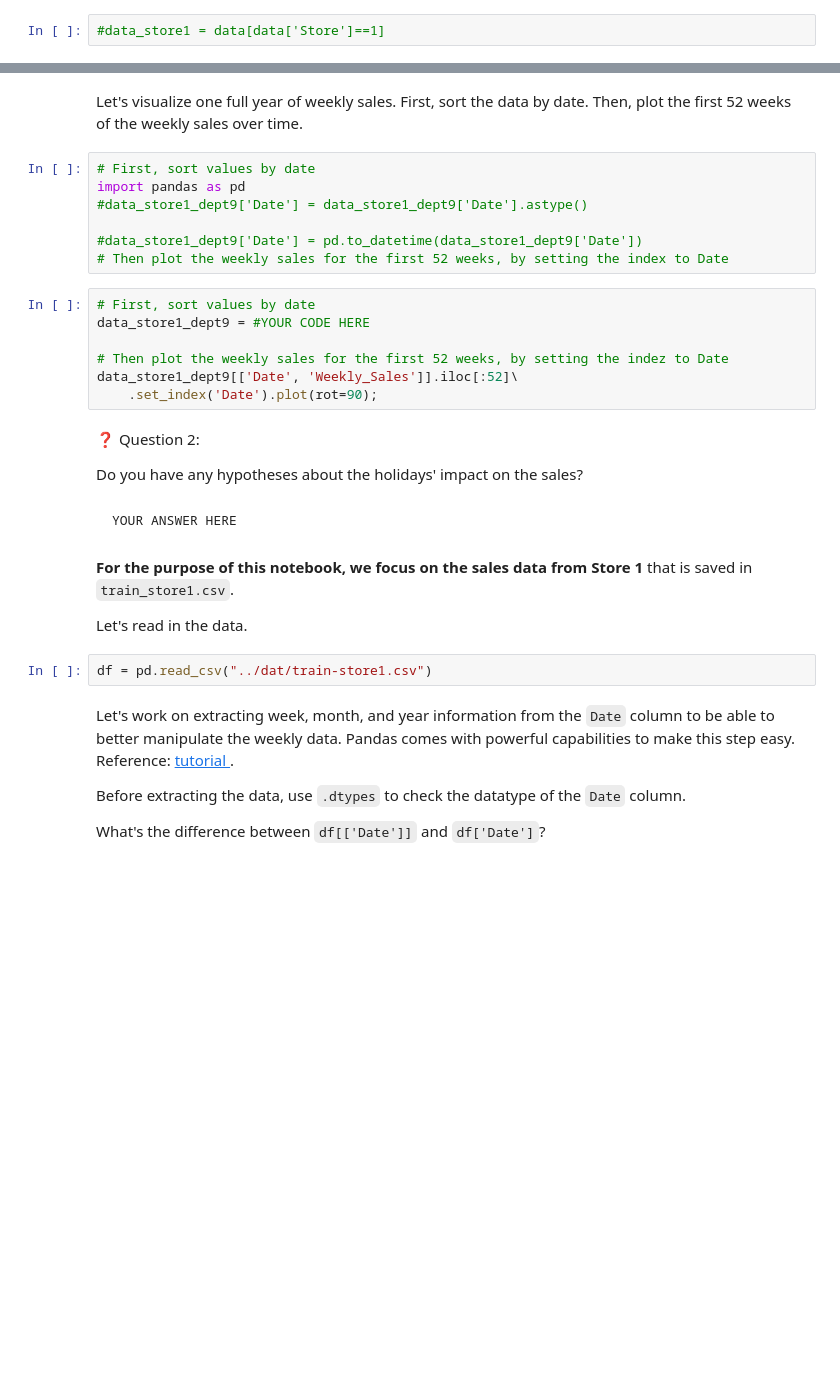
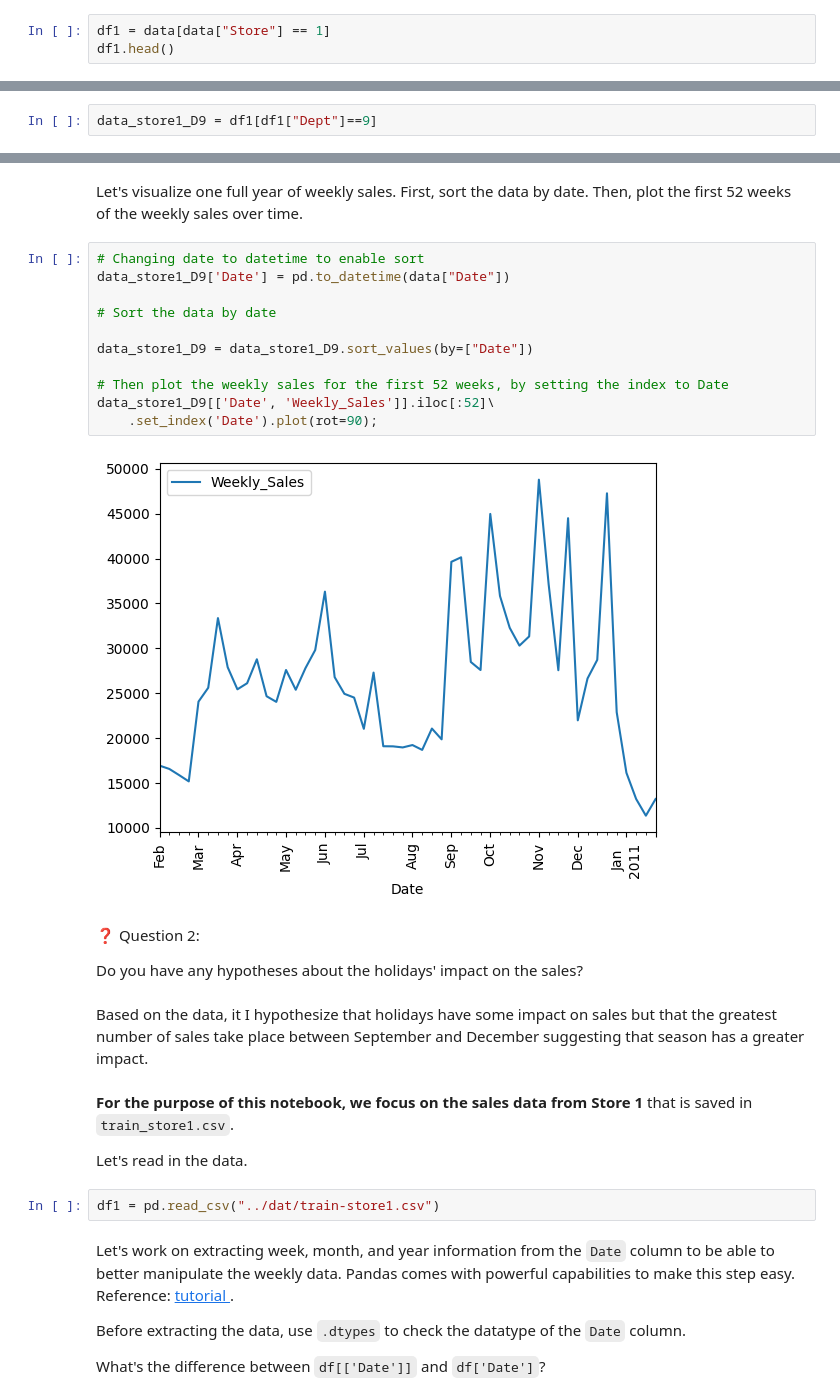
Before and after one commit to skflwright/FourthBrain, a Jupyter notebook: assignments/week-04-data-eng-airflow/nb/walmart-sales-data.ipynb, the cells around one changed output, grey strips where cells are left out. Cells and saved outputs as stored; diff of their text form; blank space fills up the shorter version.

```diff
--- a/assignments/week-04-data-eng-airflow/nb/walmart-sales-data.ipynb
+++ b/assignments/week-04-data-eng-airflow/nb/walmart-sales-data.ipynb
@@ -85,4 +105,5 @@ data.shape
 # %% [markdown]
 Extract the data for store 1 into a separate DataFrame.
 # %%
-#data_store1 = data[data['Store']==1]
+df1 = data[data["Store"] == 1]
+df1.head()
@@ -93,3 +119,5 @@ Let's take a random department, for example department 9, and retrieve the data.
+# %%
+data_store1_D9 = df1[df1["Dept"]==9]
 # %% [markdown]
 Verify the result using `.head()`, `.shape`.
 # %%
@@ -115,31 +143,30 @@ Let's visualize one full year of weekly sales.
 First, sort the data by date.
 Then, plot the first 52 weeks of the weekly sales over time.
 # %%
-# First, sort values by date
-import pandas as pd
-#data_store1_dept9['Date'] = data_store1_dept9['Date'].astype()
+# Changing date to datetime to enable sort
+data_store1_D9['Date'] = pd.to_datetime(data["Date"])
 
-#data_store1_dept9['Date'] = pd.to_datetime(data_store1_dept9['Date'])
+# Sort the data by date
+
+data_store1_D9 = data_store1_D9.sort_values(by=["Date"])
+
 # Then plot the weekly sales for the first 52 weeks, by setting the index to Date
+data_store1_D9[['Date', 'Weekly_Sales']].iloc[:52]\
+    .set_index('Date').plot(rot=90);
+# %% [output]
+[figure, added]
-# %%
-# First, sort values by date
-data_store1_dept9 = #YOUR CODE HERE
-
-# Then plot the weekly sales for the first 52 weeks, by setting the indez to Date
-data_store1_dept9[['Date', 'Weekly_Sales']].iloc[:52]\
-    .set_index('Date').plot(rot=90);
 # %% [markdown]
 ❓ Question 2:
 
 Do you have any hypotheses about the holidays' impact on the sales?
-# %% [markdown]
-    YOUR ANSWER HERE
+# %% [markdown]
+Based on the data, it I hypothesize that holidays have some impact on sales but that the greatest number of sales take place between September and December suggesting that season has a greater impact.
 # %% [markdown]
 **For the purpose of this notebook, we focus on the sales data from Store 1** that is saved in `train_store1.csv`.
 
 Let's read in the data.
 # %%
-df = pd.read_csv("../dat/train-store1.csv")
+df1 = pd.read_csv("../dat/train-store1.csv")
 # %% [markdown]
 Let's work on extracting week, month, and year information from the `Date` column to be able to better manipulate the weekly data. Pandas comes with powerful capabilities to make this step easy. Reference: [tutorial
 ](https://pandas.pydata.org/docs/getting_started/intro_tutorials/09_timeseries.html).
```
Also changed, not shown: parts of 85 cells of this notebook, 8 other files.
